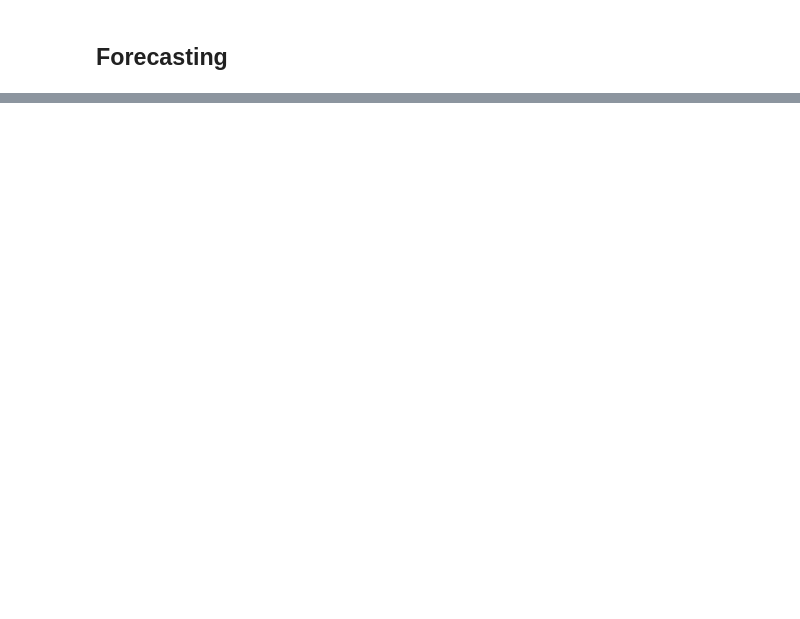
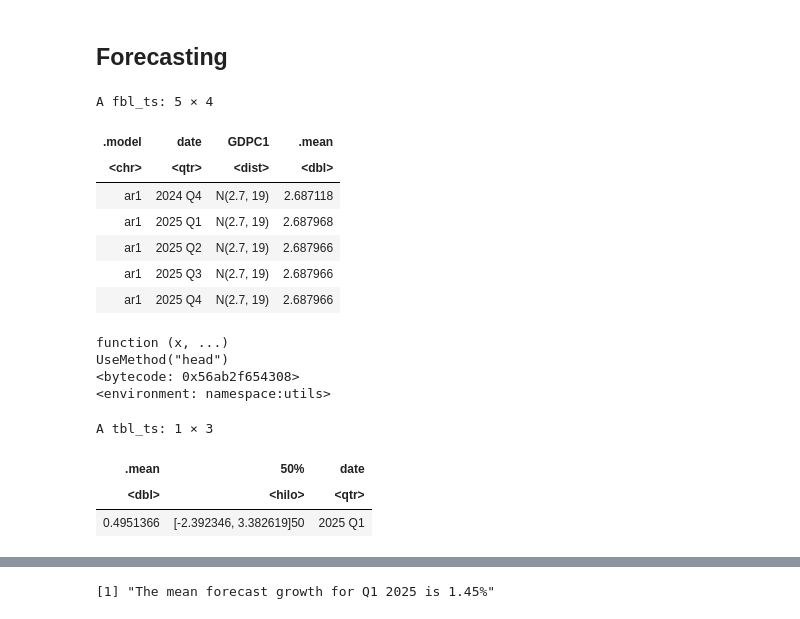
Before and after one commit to jack-gin/databustersteam33, a Jupyter notebook: NUS_DSESC_DATABUSTERS_33.ipynb, the cells around one changed output, grey strips where cells are left out. Cells and saved outputs as stored; diff of their text form; code cells hidden in the pictures; blank space fills up the shorter version.

Commit message:
forecasts updated

```diff
--- a/NUS_DSESC_DATABUSTERS_33.ipynb
+++ b/NUS_DSESC_DATABUSTERS_33.ipynb
@@ -36,7 +51,7 @@ transformed <- cbind(data$sasdate[-1], transformed) %>%
   as_tsibble(index=date)
 
 transformed <- transformed %>%
-  mutate(across(c(GS10TB3Mx, CLAIMSx, ANDENOx, UMCSENTx),
+  mutate(across(c(GS10TB3Mx, CLAIMSx, ANDENOx, UMCSENTx, GDPC1),
                  list(lag1 = ~ lag(., 1), lag2 = ~ lag(., 2),lag3 = ~ lag(., 3), lag4 = ~ lag(., 4)),
                  .names = "{col}_{fn}"))
 
@@ -231,0 +233,70 @@ A tibble: 4 × 11
+# %%
+## Q1 2024
+### AR
+ar1 <-transformed %>%
+  model(ar1 = AR(GDPC1 ~ order(1)))
+
+ar1_fc <- ar1 %>%
+  fabletools::forecast(h=5)
+ar1_fc
+
+
+### ARDL using direct h-step forecasting
+transformed_ardl <- transformed %>%
+  mutate(across(c(GDPC1, GS10TB3Mx, CLAIMSx, ANDENOx, UMCSENTx),
+                list(lag5 = ~ lag(., 5), lag6 = ~ lag(., 6),lag7 = ~ lag(., 7), lag8 = ~ lag(., 8), lag9 = ~ lag(., 9)),
+                .names = "{col}_{fn}"))
+
+last_obs <- transformed_ardl %>% slice_tail(n = 3)
+future_data1 <- new_data(transformed, n = 1, keep_all=TRUE) %>%
+  mutate(
+    date = yearquarter("2025 Q1"),
+    GDPC1_lag2 = last_obs$GDPC1[3],
+    CLAIMSx_lag2 = last_obs$CLAIMSx_lag1[3],
+    CLAIMSx_lag3 = last_obs$CLAIMSx_lag2[3],  # Correctly getting the t-2 value
+    CLAIMSx_lag4 = last_obs$CLAIMSx_lag3[3],
+    CLAIMSx_lag5 = last_obs$CLAIMSx_lag4[3],
+    ANDENOx_lag2 = last_obs$ANDENOx_lag1[3],
+    ANDENOx_lag3 = last_obs$ANDENOx_lag2[3],
+    GS10TB3Mx_lag2 = last_obs$GS10TB3Mx_lag1[3],
+    GS10TB3Mx_lag3 = last_obs$GS10TB3Mx_lag2[3],
+    UMCSENTx_lag2 = last_obs$UMCSENTx_lag1[3],
+    UMCSENTx_lag3 = last_obs$UMCSENTx_lag2[3],
+    UMCSENTx_lag4 = last_obs$UMCSENTx_lag3[3],
+    UMCSENTx_lag5 = last_obs$UMCSENTx_lag4[3]
+  )
+head
+q1_ardl <- transformed_ardl[-c(1:9),] %>%
+  model(TSLM(GDPC1 ~ GDPC1_lag2 + CLAIMSx_lag2 + CLAIMSx_lag3 + CLAIMSx_lag4 + CLAIMSx_lag5 + ANDENOx_lag2 + ANDENOx_lag3 + GS10TB3Mx_lag2 + GS10TB3Mx_lag3 + UMCSENTx_lag2 + UMCSENTx_lag3 + UMCSENTx_lag4 + UMCSENTx_lag5))
+ardl_fc_q1 <- q1_ardl %>%
+  fabletools::forecast(future_data1)
+hilo(q1_fc_ardl, 50) %>%
+  dplyr::select(.mean, '50%')
+
+### VAR
+var_fc <- transformed %>%
+  model(var1 = VAR(vars(GDPC1, CLAIMSx, UMCSENTx, GS10TB3Mx, ANDENOx) ~ AR(1))) %>%
+  fabletools::forecast()
+
+hilo(var_fc, 50) %>%
+  dplyr::select(.mean, '50%')
+
+mean_forecast_q1 <- (ar1_fc[2,4] + var_final[[4]][2] + ardl_fc_q1[4])/3
+print(sprintf("The mean forecast growth for Q1 2025 is %s%%", round(mean_forecast_q1,2)))
+# %% [output]
+A fbl_ts: 5 × 4
+| .model | date | GDPC1 | .mean |
+| <chr> | <qtr> | <dist> | <dbl> |
+| ar1 | 2024 Q4 | N(2.7, 19) | 2.687118 |
+| ar1 | 2025 Q1 | N(2.7, 19) | 2.687968 |
+| ar1 | 2025 Q2 | N(2.7, 19) | 2.687966 |
+| ar1 | 2025 Q3 | N(2.7, 19) | 2.687966 |
+| ar1 | 2025 Q4 | N(2.7, 19) | 2.687966 |
+function (x, ...)
+UseMethod("head")
+<bytecode: 0x56ab2f654308>
+<environment: namespace:utils>
+A tbl_ts: 1 × 3
+| .mean | 50% | date |
+| <dbl> | <hilo> | <qtr> |
+| 0.4951366 | [-2.392346, 3.382619]50 | 2025 Q1 |
@@ -231,0 +320 @@ A tibble: 4 × 11
+[1] "The mean forecast growth for Q1 2025 is 1.45%"
```
Also changed, not shown: parts of 6 cells of this notebook.
